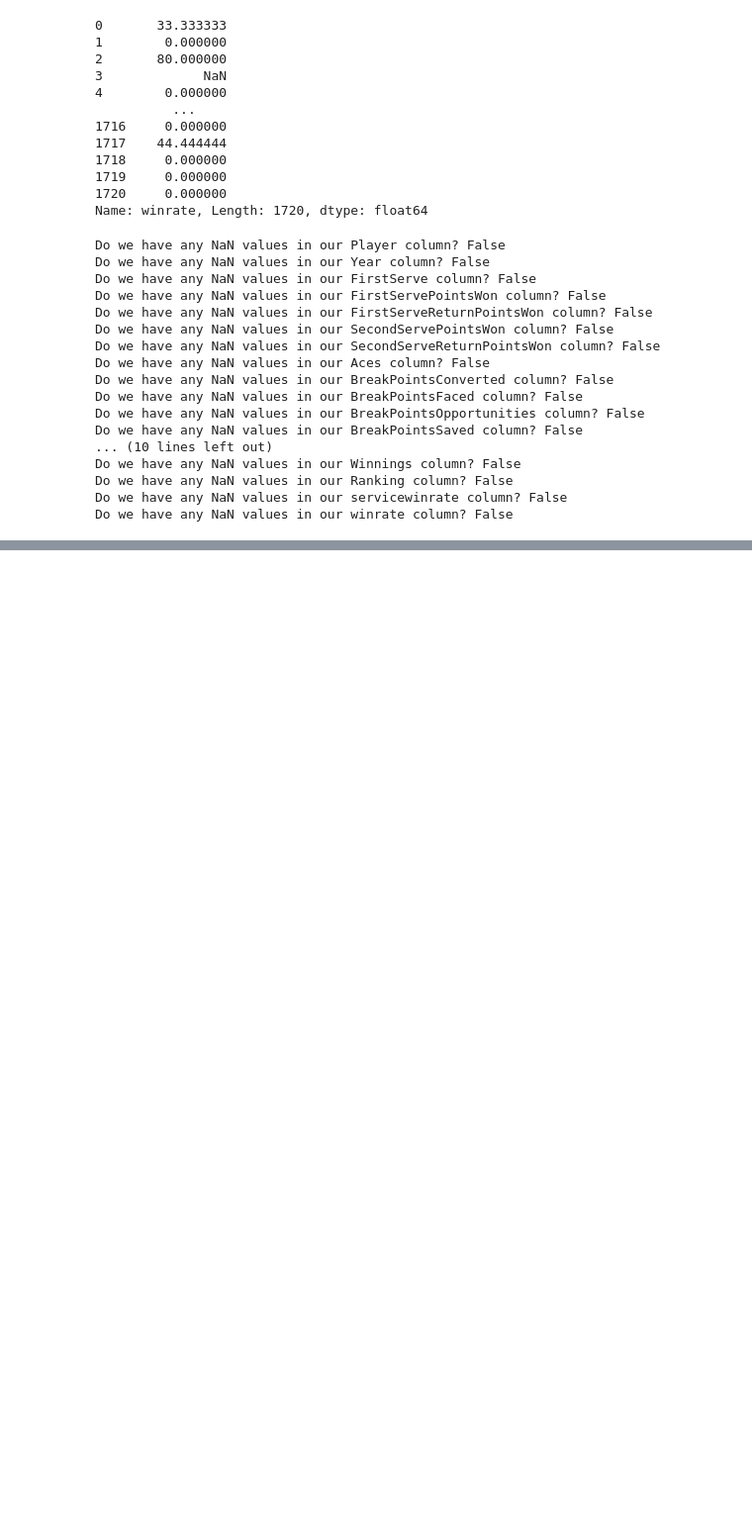
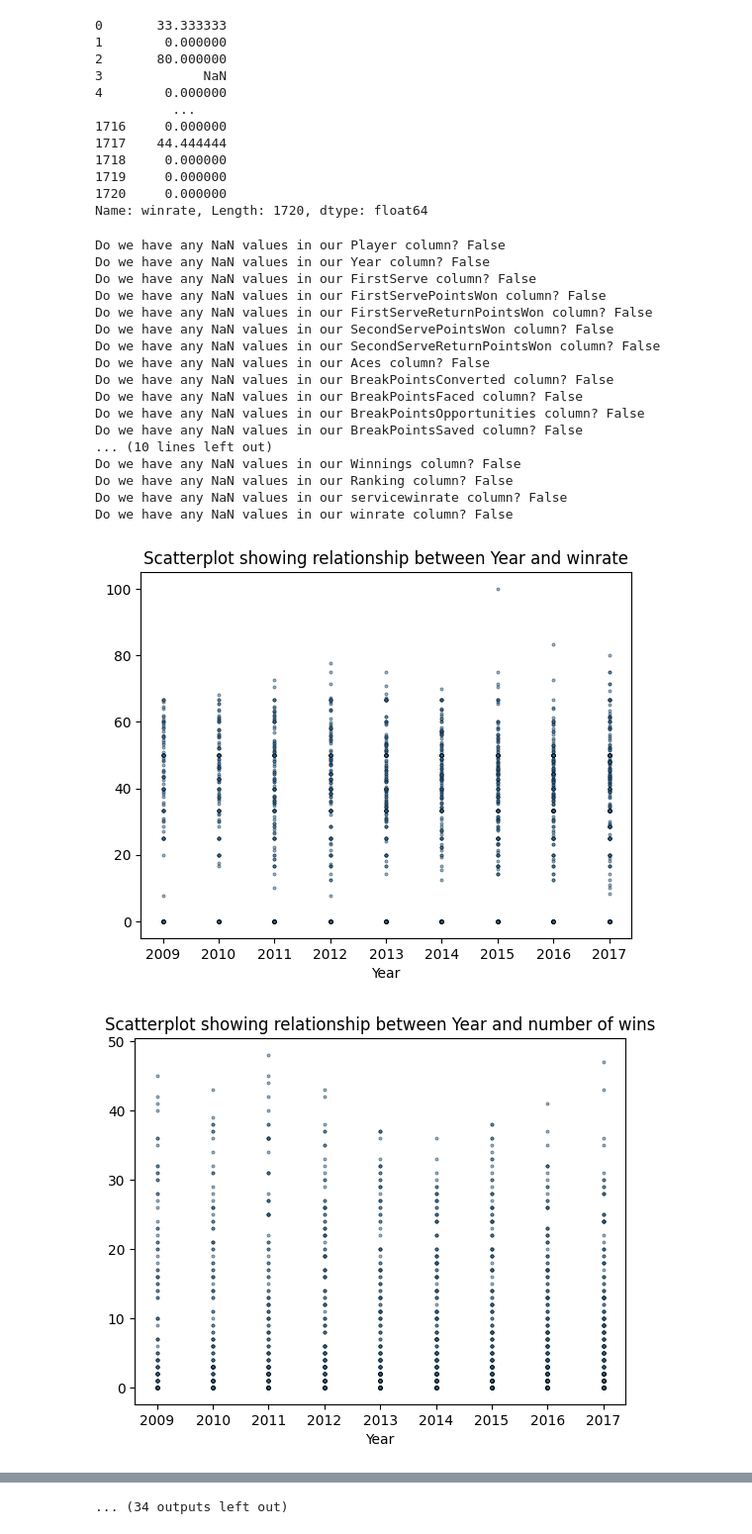
Before and after one commit to Yousif-Al-Khairi/Portfolio, a Jupyter notebook: Data Science/Regular Projects/Machine Learning Fundamentals/Tennis Ace/main.ipynb, the cells around one changed output, grey strips where cells are left out. Shown at 99% size. Cells and saved outputs as stored; diff of their text form; code cells hidden in the pictures; blank space fills up the shorter version.

Commit message:
Generated graphs to see which were best for linear regression

```diff
--- a/Data Science/Regular Projects/Machine Learning Fundamentals/Tennis Ace/main.ipynb
+++ b/Data Science/Regular Projects/Machine Learning Fundamentals/Tennis Ace/main.ipynb
@@ -165,0 +164,26 @@ Do we have any NaN values in our winrate column? False
+# %%
+#From here on out it would be interesting to look at the scatterplots between the winrates, and the other columns, to see which ones let you win the most tennis matches.
+col_of_interest = []
+for col in df.columns:
+    if col != "Player" and col != "winrate" and col != "servicewinrate":
+        col_of_interest.append(col)
+
+""" print(len(df.columns))
+for col in df.columns:
+    print(f"The {col} column has {len(df[col])} entries") """
+
+
+
+for col in col_of_interest:
+    plt.scatter(df[col],df["winrate"], s=5, alpha=0.5, edgecolors='k', linewidths=0.5)
+    plt.title(f"Scatterplot showing relationship between {col} and winrate")
+    plt.xlabel(col)
+    plt.show()
+    plt.clf()
+    plt.scatter(df[col],df["Wins"],s=5, alpha=0.5, edgecolors='k', linewidths=0.5)
+    plt.xlabel(col)
+    plt.title(f"Scatterplot showing relationship between {col} and number of wins")
+    plt.show()
+# %% [output]
+[figure, added]
+[figure, added]
@@ -165,0 +200 @@ Do we have any NaN values in our winrate column? False
+... (34 outputs left out)
```
Also changed, not shown: parts of 2 cells of this notebook.
